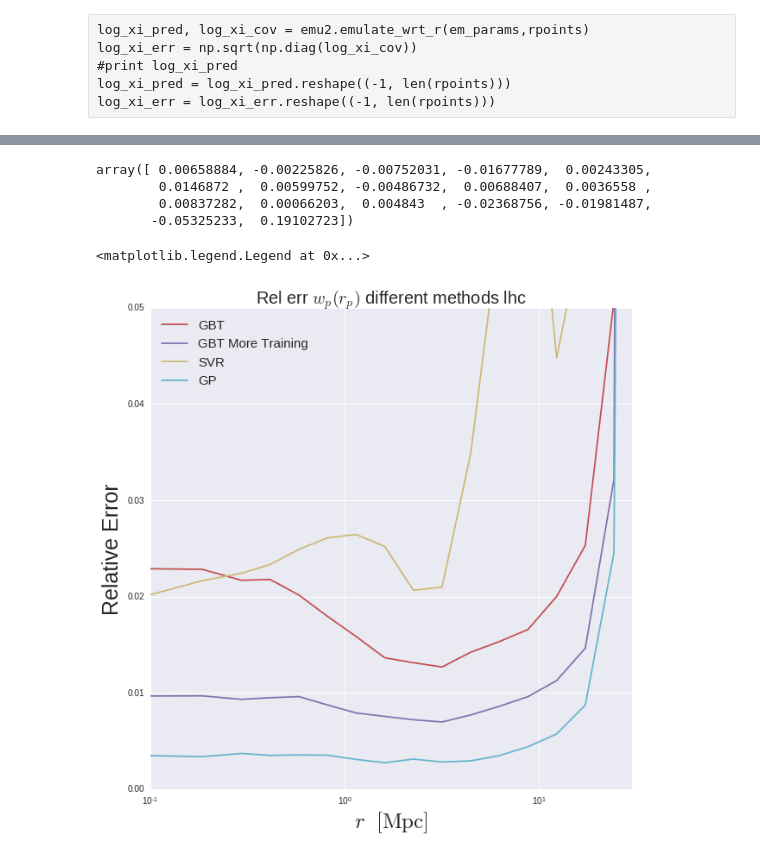
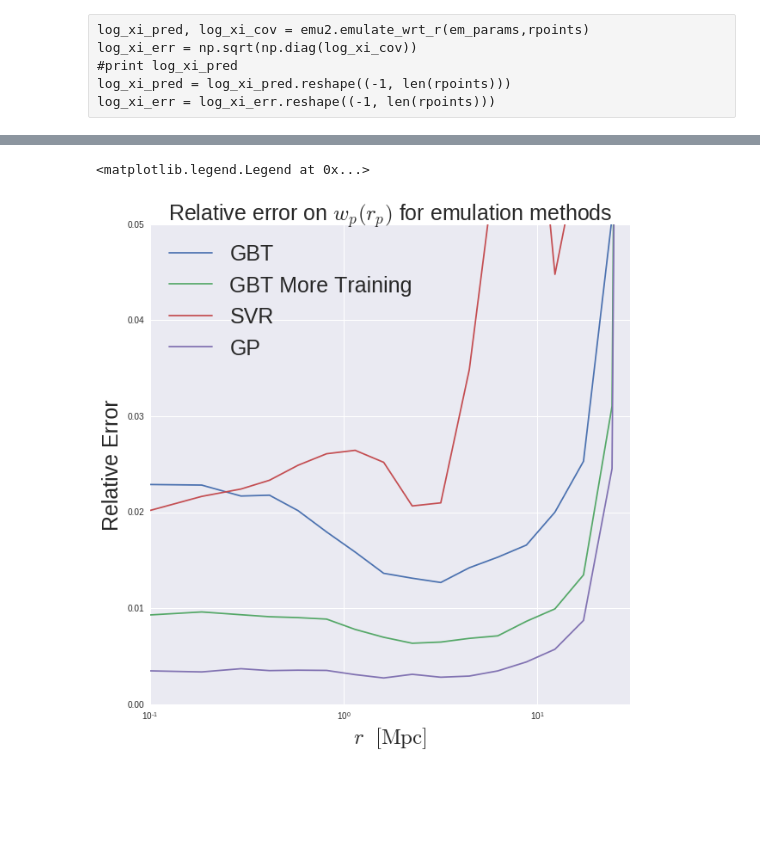
Before and after one commit to mclaughlin6464/pearce, a Jupyter notebook: notebooks/Test Ml Methods.ipynb, the cells around one changed output, grey strips where cells are left out. Drawn from its saved outputs; the diff is of its cells as text; code cells hidden in the pictures; blank space fills up the shorter version.

```diff
--- a/notebooks/Test Ml Methods.ipynb
+++ b/notebooks/Test Ml Methods.ipynb
@@ -15,9 +16,9 @@ sns.set()
 from itertools import cycle
 colors = cycle(sns.color_palette())
 # %%
-#training_dir = '/u/ki/swmclau2/des/PearceLHC_wp_rp'
-training_dir = ['/u/ki/swmclau2/des/PearceLHC_wp_rp','/u/ki/swmclau2/des/PearceLHC_wp_rp_dense',
-                 '/u/ki/swmclau2/des/PearceFHC_wp_rp/']
+training_dir = '/u/ki/swmclau2/des/PearceLHC_wp_z'
+#training_dir = ['/u/ki/swmclau2/des/PearceLHC_wp_rp','/u/ki/swmclau2/des/PearceLHC_wp_rp_dense',
+#                 '/u/ki/swmclau2/des/PearceFHC_wp_rp/']
 fiducial_params = {'logM0': 12.20, 'logM1': 13.7, 'alpha': 1.02,
                       'logMmin': 12.1, 'f_c': 0.19, 'sigma_logM': 0.46}
 rbins = np.array([  0.06309573,   0.12437607,   0.24517359,   0.34422476, 0.48329302, 0.67854546,\
@@ -169,11 +157,6 @@ gbt_most_err = np.abs(gbt_most_vals).mean(axis=0)
 gbt_most_err_errs = np.abs(gbt_most_vals).std(axis=0)
 # %%
 gbt_most_vals[0,:]
-# %% [output]
-array([ 0.00658884, -0.00225826, -0.00752031, -0.01677789,  0.00243305,
-        0.0146872 ,  0.00599752, -0.00486732,  0.00688407,  0.0036558 ,
-        0.00837282,  0.00066203,  0.004843  , -0.02368756, -0.01981487,
-       -0.05325233,  0.19102723])
 # %%
 box = 'lhc'
 gbt_vals = np.loadtxt('gbtr_%s.npy'%box)
@@ -190,20 +173,20 @@ gp_err = np.abs(gp_vals).mean(axis=0)
 gp_err_errs = np.abs(gp_vals).std(axis=0)
 # %%
 fig = plt.figure(figsize = (10, 10))
-errs = (gbt_err,gbt_most_err, svr_err, gp_err)
-err_errs = (gbt_err_errs,gbt_most_err_errs, svr_err_errs, gp_err_errs)
+errs = (gbt_err,gbt_dense_err, svr_err, gp_err)
+err_errs = (gbt_err_errs,gbt_dense_err_errs, svr_err_errs, gp_err_errs)
 for label, err, ees,c in zip(('GBT','GBT More Training','SVR', 'GP'),errs, err_errs, colors ):
-    plt.plot(emu1.bin_centers, err, label=label, color=c)
+    plt.plot(emu1.scale_bin_centers, err, label=label, color=c)
     #plt.fill_between(emu1.bin_centers, ees+err,err,color=c,alpha = 0.3)
 
 plt.xlim(xmin = 0.1, xmax = 30)
 plt.ylim(ymin = 0, ymax = 0.05)
-plt.title(r"Rel err $w_p(r_p)$ different methods %s"%box, fontsize =20)
+plt.title(r"Relative error on $w_p(r_p)$ for emulation methods", fontsize =25)
 #plt.loglog()
 plt.xscale('log')
 plt.xlabel(r'$r $  $\rm{[Mpc]}$', fontsize=25)
 plt.ylabel(r'Relative Error', fontsize = 25)
-plt.legend(loc='best', fontsize = 15)
+plt.legend(loc='best', fontsize = 25)
 # %% [output]
 <matplotlib.legend.Legend at 0x...>
-[figure, old version]
+[figure, new version]
```
Also changed, not shown: parts of 8 cells of this notebook, 1 other file.
